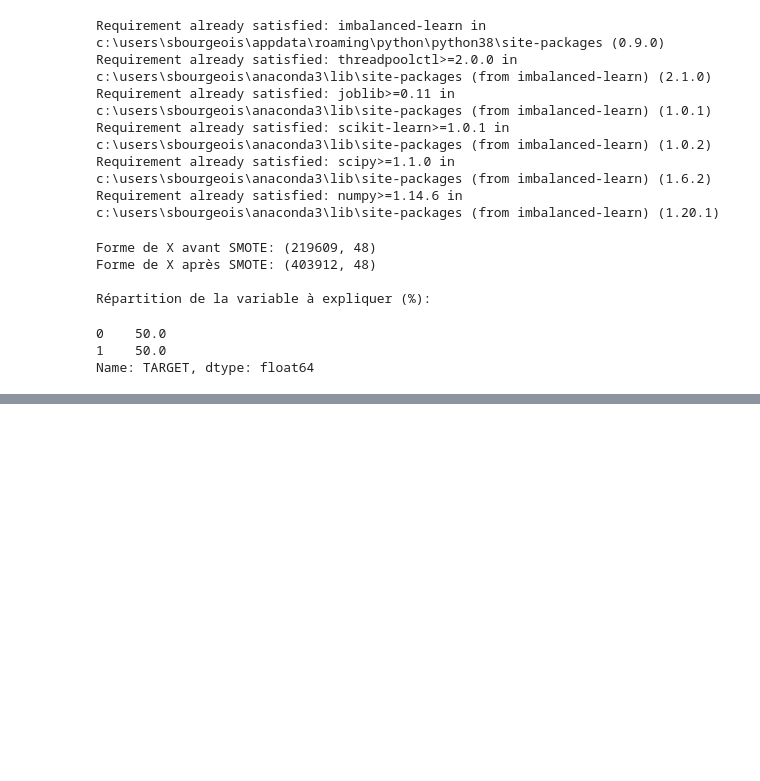
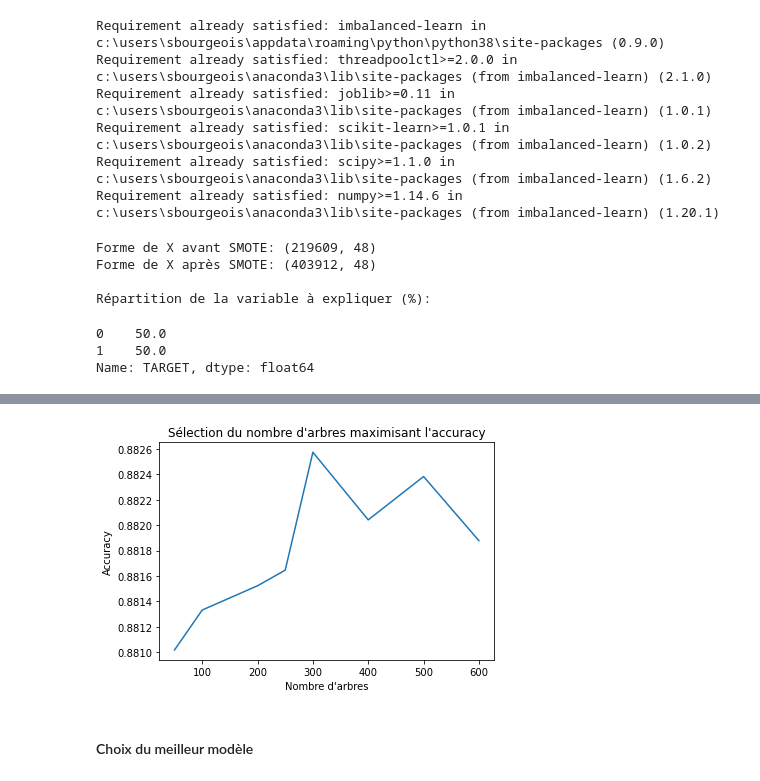
Before and after one commit to sebastienbourgeois/oc-p7-implementer-modele-scoring, a Jupyter notebook: code/modelisation.ipynb, the cells around one changed output, grey strips where cells are left out. Saved outputs shown, nothing was run; the diff lists cells and outputs as text; code cells hidden in the pictures; blank space fills up the shorter version.

Commit message:
Recherche de nombre d'arbres optimal pour le random forest et développement du code pour le gridsearch et la validation croisée

```diff
--- a/code/modelisation.ipynb
+++ b/code/modelisation.ipynb
@@ -1656,0 +1661,11 @@ Name: TARGET, dtype: float64
+# %%
+from sklearn.ensemble import RandomForestClassifier
+
+# bonne pratique : chercher le nombre d'arbres optimal pour le random forest sans cross validation
+nb_arbres = [50, 100, 200, 250, 300, 400, 500, 600]
+accuracies = []
+for taille_foret in nb_arbres:
+    print("Taille du RF : {}".format(taille_foret))
+    rf_0 = RandomForestClassifier(n_estimators=taille_foret)
+    rf_0.fit(sm_X_train, sm_y_train)
+    accuracies.append(rf_0.score(std_X_test, y_test))
@@ -1656,0 +1688,13 @@ Name: TARGET, dtype: float64
+# %%
+%matplotlib inline
+import matplotlib.pyplot as plt
+
+plt.plot(nb_arbres, accuracies)
+plt.xlabel("Nombre d'arbres")
+plt.ylabel("Accuracy")
+plt.title("Sélection du nombre d'arbres maximisant l'accuracy")
+plt.show()
+# %% [output]
+[figure, added]
+# %% [markdown]
+#### Choix du meilleur modèle
```
Also changed, not shown: parts of 6 cells of this notebook.
